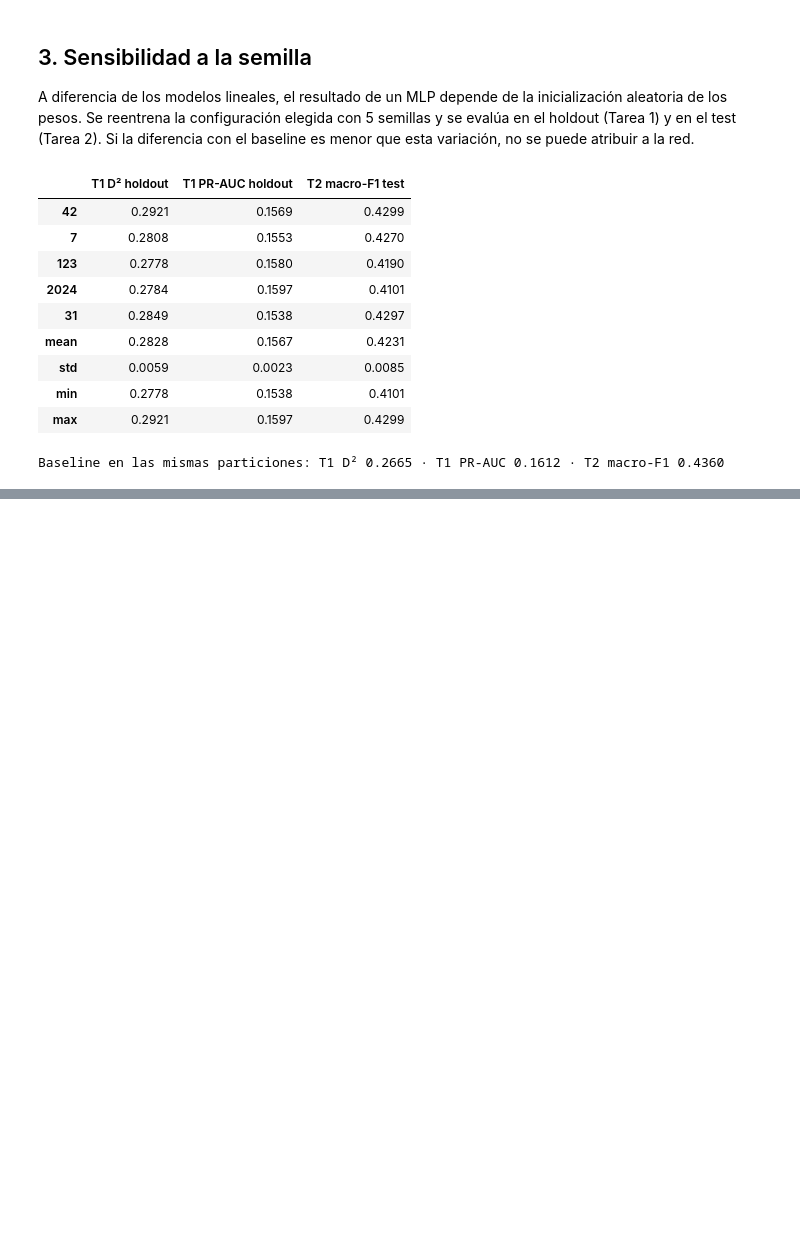
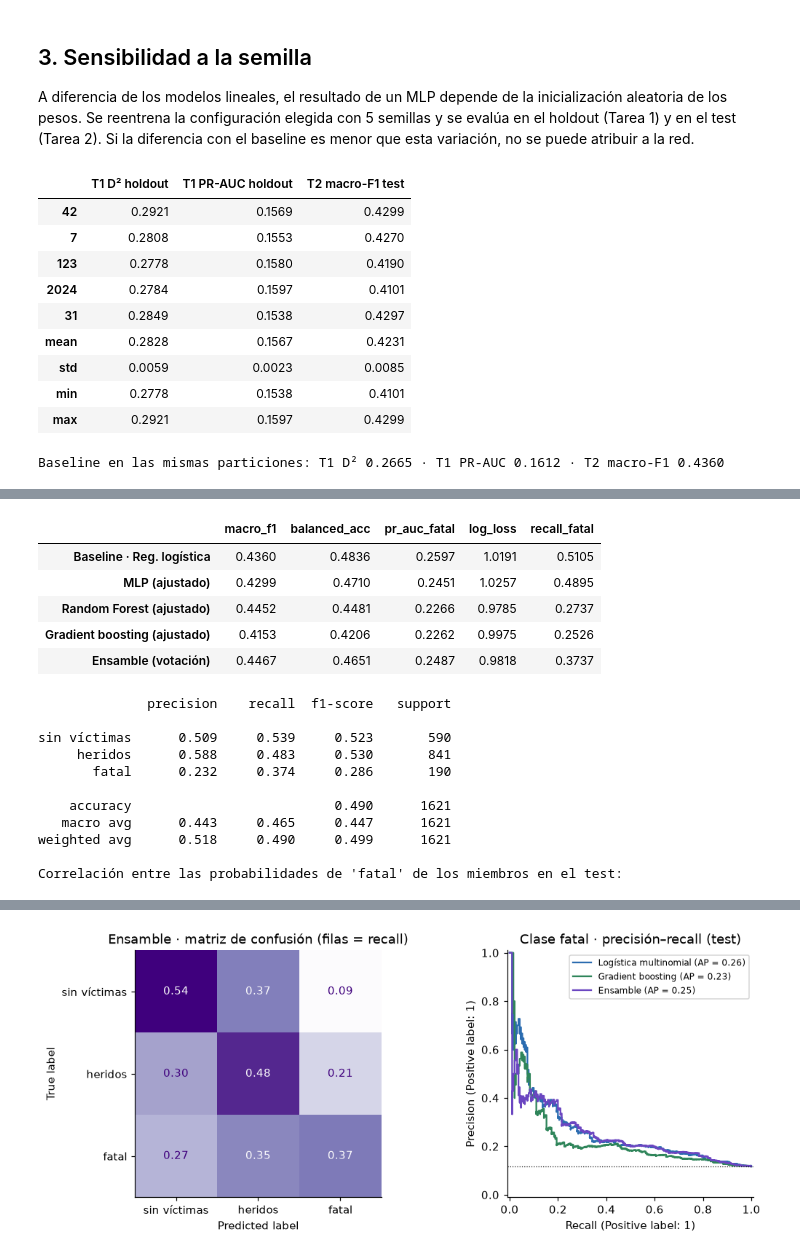
Before and after one commit to Marcor47/IAA-Grupo3, a Jupyter notebook: notebooks/06_mlp.ipynb, the cells around one changed output, grey strips where cells are left out. Drawn from its saved outputs; the diff is of its cells as text; code cells hidden in the pictures; blank space fills up the shorter version.

```diff
--- a/notebooks/06_mlp.ipynb
+++ b/notebooks/06_mlp.ipynb
@@ -322,0 +539,43 @@ Baseline en las mismas particiones: T1 D² 0.2665 · T1 PR-AUC 0.1612 · T2 macr
+# %%
+from sklearn.metrics import recall_score
+ens2_fit = clone(ens2).fit(tr2[X2], tr2.GRAVEDAD)
+proba_ens2 = ens2_fit.predict_proba(te2[X2])
+proba_miembros2 = {NOMBRES[k]: m.predict_proba(te2[X2]) for k, m in ens2_fit.named_estimators_.items()}
+h2 = {k: E.metricas_multiclase(te2.GRAVEDAD, v) for k, v in proba_miembros2.items()}
+h2[ENS] = E.metricas_multiclase(te2.GRAVEDAD, proba_ens2)
+tabla = pd.DataFrame(h2).T
+tabla["recall_fatal"] = [recall_score(te2.GRAVEDAD == 2, p.argmax(1) == 2) for p in [*proba_miembros2.values(), proba_ens2]]
+display(tabla.round(4))
+print(classification_report(te2.GRAVEDAD, proba_ens2.argmax(1), target_names=M.CLASES_T2, digits=3))
+print("Correlación entre las probabilidades de 'fatal' de los miembros en el test:")
+display(pd.DataFrame({k: v[:, 2] for k, v in proba_miembros2.items()}).corr().round(3))
+FILAS.append({"tarea": "2_triaje_GRAVEDAD", "modelo": ENS, "validacion": "test estratificado 80/20", **h2[ENS]})
+
+fig, axs = plt.subplots(1, 2, figsize=(11, 4))
+ConfusionMatrixDisplay.from_predictions(te2.GRAVEDAD, proba_ens2.argmax(1), display_labels=M.CLASES_T2, normalize="true",
+                                        values_format=".2f", cmap="Purples", ax=axs[0], colorbar=False)
+axs[0].set_title("Ensamble · matriz de confusión (filas = recall)")
+PrecisionRecallDisplay.from_predictions(te2.GRAVEDAD == 2, proba_miembros2["Baseline · Reg. logística"][:, 2], name="Logística multinomial", ax=axs[1], color="#2b6cb0")
+PrecisionRecallDisplay.from_predictions(te2.GRAVEDAD == 2, proba_miembros2[GBM][:, 2], name="Gradient boosting", ax=axs[1], color="#2f855a")
+PrecisionRecallDisplay.from_predictions(te2.GRAVEDAD == 2, proba_ens2[:, 2], name="Ensamble", ax=axs[1], color="#6b46c1")
+axs[1].axhline((te2.GRAVEDAD == 2).mean(), color="k", ls=":", lw=0.8)
+axs[1].set_title("Clase fatal · precisión–recall (test)"); axs[1].legend(fontsize=8)
+guardar(fig, "modelo_18_t2_ensamble_test.png")
+# %% [output]
+|  | macro_f1 | balanced_acc | pr_auc_fatal | log_loss | recall_fatal |
+| Baseline · Reg. logística | 0.4360 | 0.4836 | 0.2597 | 1.0191 | 0.5105 |
+| MLP (ajustado) | 0.4299 | 0.4710 | 0.2451 | 1.0257 | 0.4895 |
+| Random Forest (ajustado) | 0.4452 | 0.4481 | 0.2266 | 0.9785 | 0.2737 |
+| Gradient boosting (ajustado) | 0.4153 | 0.4206 | 0.2262 | 0.9975 | 0.2526 |
+| Ensamble (votación) | 0.4467 | 0.4651 | 0.2487 | 0.9818 | 0.3737 |
+              precision    recall  f1-score   support
+
+sin víctimas      0.509     0.539     0.523       590
+     heridos      0.588     0.483     0.530       841
+       fatal      0.232     0.374     0.286       190
+
+    accuracy                          0.490      1621
+   macro avg      0.443     0.465     0.447      1621
+weighted avg      0.518     0.490     0.499      1621
+
+Correlación entre las probabilidades de 'fatal' de los miembros en el test:
@@ -322,0 +587 @@ Baseline en las mismas particiones: T1 D² 0.2665 · T1 PR-AUC 0.1612 · T2 macr
+[figure, added]
```
Also changed, not shown: parts of 21 cells of this notebook, 4 other files.
